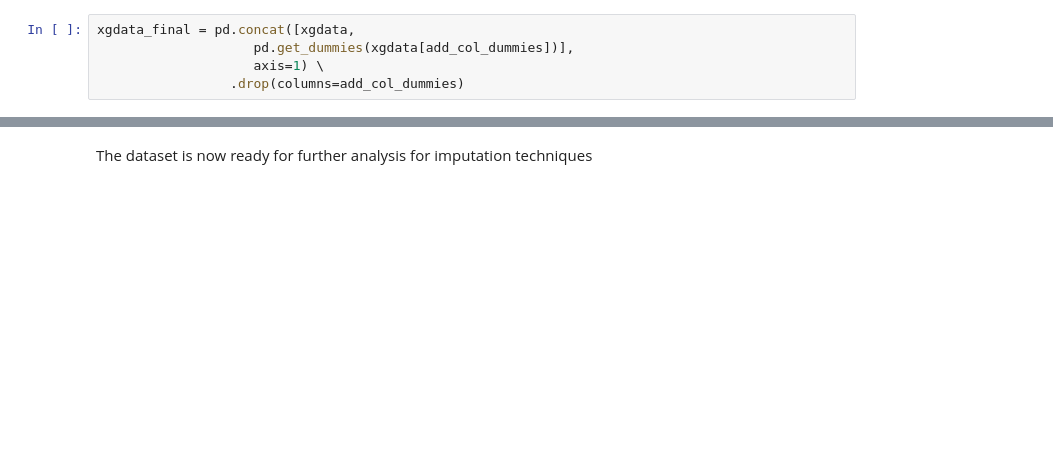
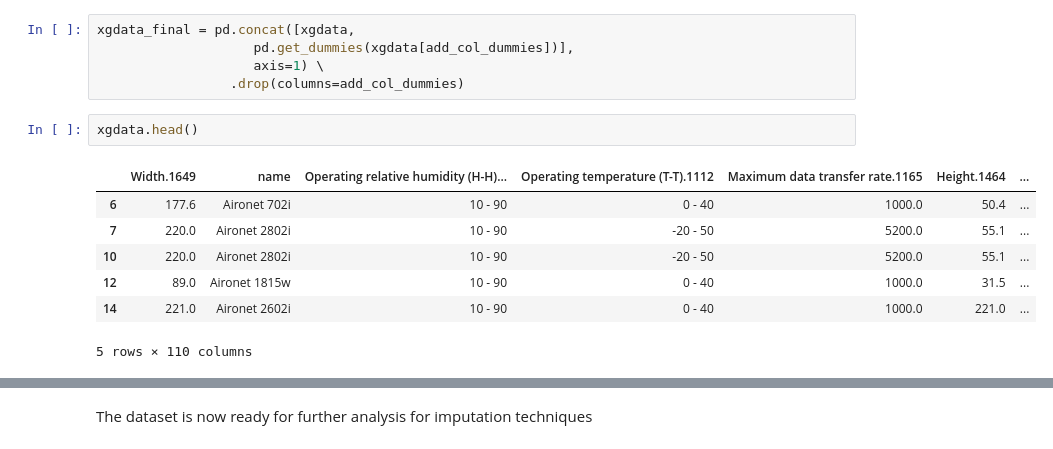
Before and after one commit to bigarabuza/StiboSystems, a Jupyter notebook: IceCat Full/analysis_ice_cat_full.ipynb, the cells around one changed output, grey strips where cells are left out. Saved outputs shown, nothing was run; the diff lists cells and outputs as text; blank space fills up the shorter version.

```diff
--- a/IceCat Full/analysis_ice_cat_full.ipynb
+++ b/IceCat Full/analysis_ice_cat_full.ipynb
@@ -223,4 +226,14 @@ xgdata_final = pd.concat([xgdata,
                     pd.get_dummies(xgdata[add_col_dummies])],
                     axis=1) \
                  .drop(columns=add_col_dummies)
+# %%
+xgdata.head()
+# %% [output]
+|  | Width.1649 | name | Operating relative humidity (H-H)... | Operating temperature (T-T).1112 | Maximum data transfer rate.1165 | Height.1464 | ... |
+| 6 | 177.6 | Aironet 702i | 10 - 90 | 0 - 40 | 1000.0 | 50.4 | ... |
+| 7 | 220.0 | Aironet 2802i | 10 - 90 | -20 - 50 | 5200.0 | 55.1 | ... |
+| 10 | 220.0 | Aironet 2802i | 10 - 90 | -20 - 50 | 5200.0 | 55.1 | ... |
+| 12 | 89.0 | Aironet 1815w | 10 - 90 | 0 - 40 | 1000.0 | 31.5 | ... |
+| 14 | 221.0 | Aironet 2602i | 10 - 90 | 0 - 40 | 1000.0 | 221.0 | ... |
+5 rows × 110 columns
 # %%
```
Also changed, not shown: parts of 20 cells of this notebook, 1 other file.
